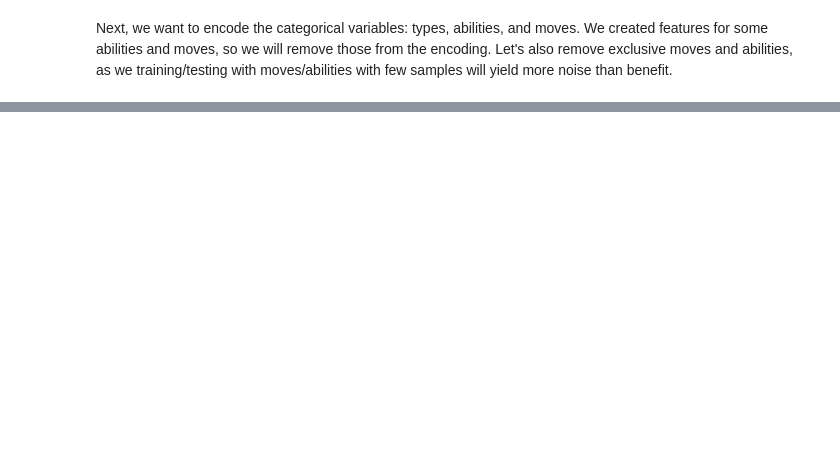
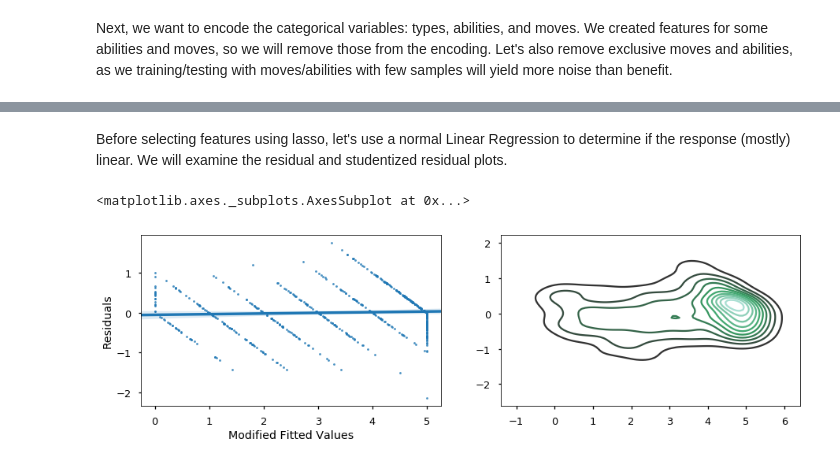
Before and after one commit to n2cholas/pokemon-analysis, a Jupyter notebook: Pokemon-Analysis.ipynb, the cells around one changed output, grey strips where cells are left out. Cells and saved outputs as stored; diff of their text form; code cells hidden in the pictures; blank space fills up the shorter version.

```diff
--- a/Pokemon-Analysis.ipynb
+++ b/Pokemon-Analysis.ipynb
@@ -894,0 +919,25 @@ for t in type_set:
+# %% [markdown]
+Before selecting features using lasso, let's use a normal Linear Regression to determine if the response (mostly) linear. We will examine the residual and studentized residual plots.
+# %%
+import statsmodels.api as sm
+
+temp_df_x = df_x.copy()
+temp_df_x['Intercept'] = np.ones((len(temp_df_x),))
+ols_model = sm.OLS(df_y, temp_df_x).fit()
+
+def fitted_to_tier(num):
+    if num < 0: return 0
+    elif num > 5: return 5
+    else: return num
+
+results = df_y.to_frame()
+results['Fitted Values'] = ols_model.predict(temp_df_x)
+results['Modified Fitted Values'] = results['Fitted Values'].map(fitted_to_tier)
+results['Residuals'] = df_y.values - ols_model.predict(temp_df_x)
+
+fig, ax = plt.subplots(1, 2, figsize=(15, 4))
+sns.regplot(data=results, x='Modified Fitted Values', y='Residuals', ax=ax[0], scatter_kws={'s':8})
+sns.kdeplot(data=results[['Modified Fitted Values', 'Residuals']], ax=ax[1])
+# %% [output]
+<matplotlib.axes._subplots.AxesSubplot at 0x...>
+[figure, added]
```
Also changed, not shown: parts of 35 cells of this notebook, 4 other files.
